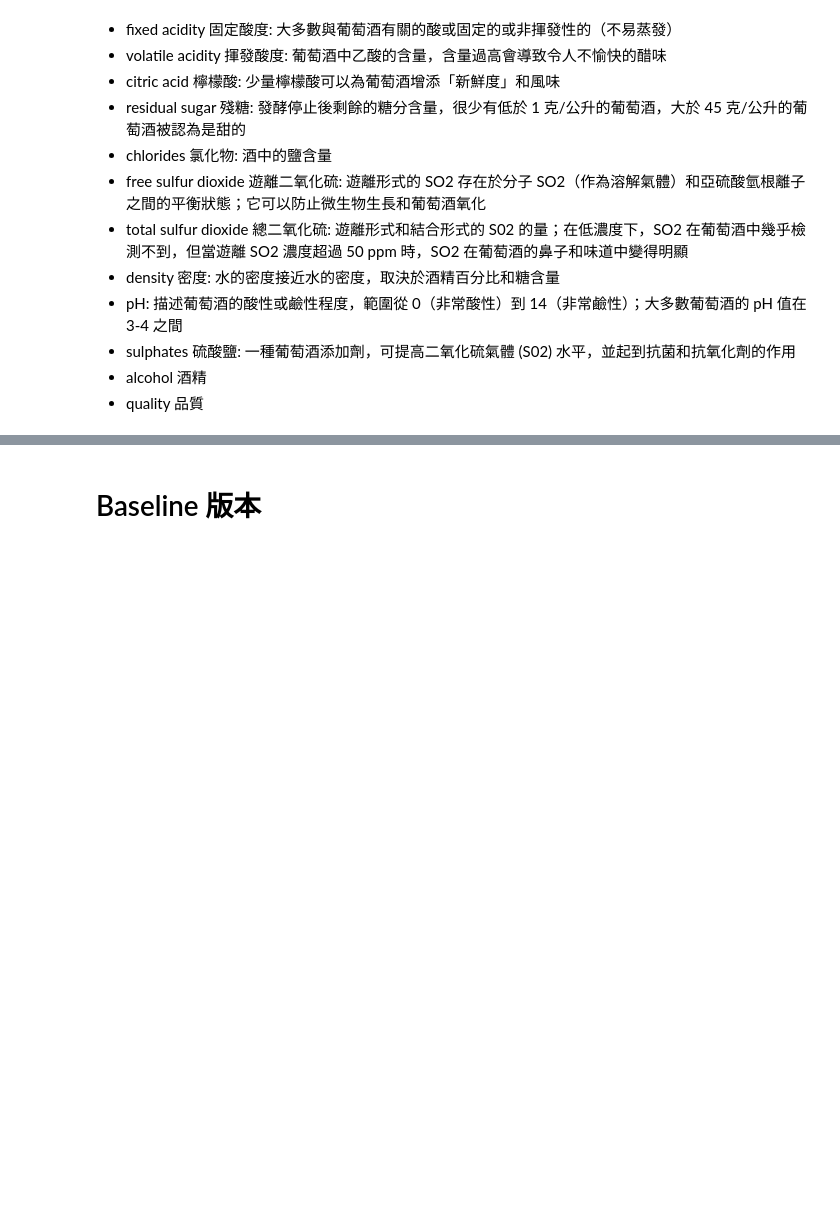
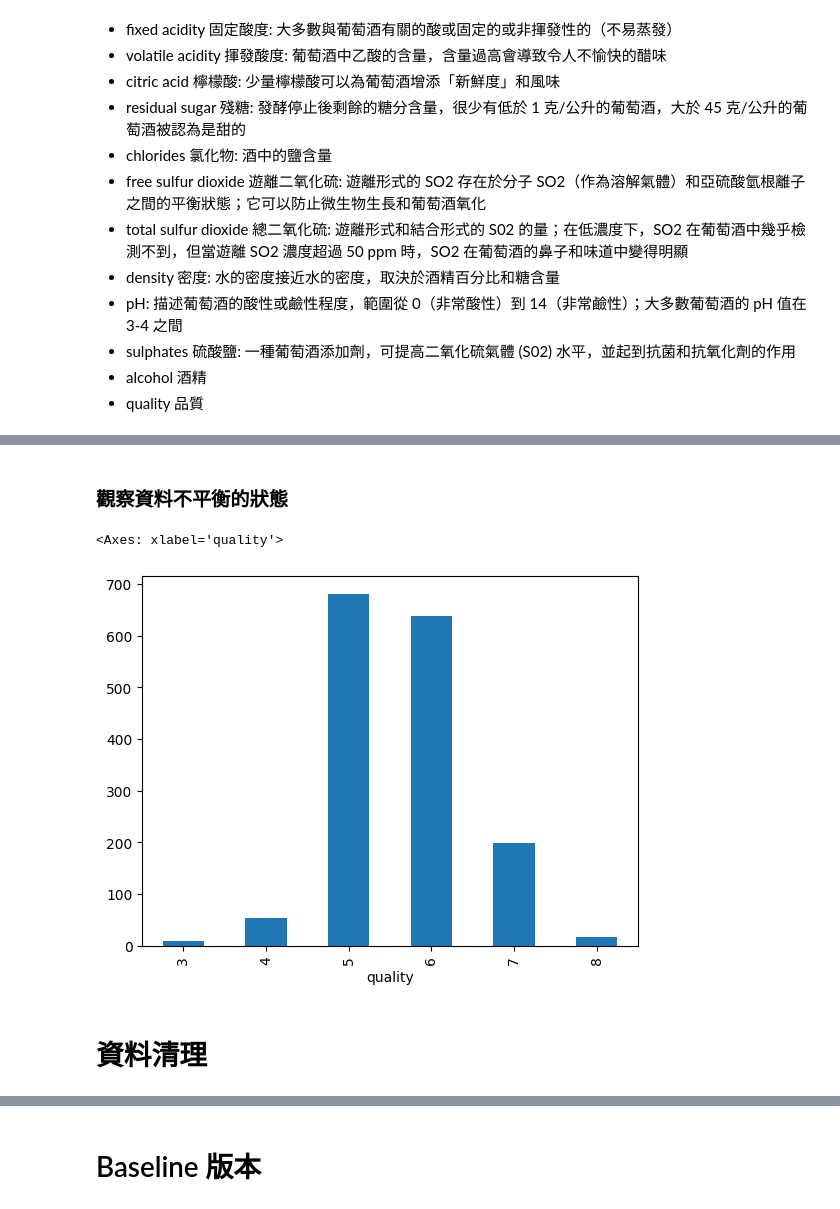
Before and after one commit to mavischi/Prediction-of-quality-of-Wine, a Jupyter notebook: Project_02_Red_Wine_Quality.ipynb, the cells around one changed output, grey strips where cells are left out. Cells and saved outputs as stored; diff of their text form; code cells hidden in the pictures; blank space fills up the shorter version.

```diff
--- a/Project_02_Red_Wine_Quality.ipynb
+++ b/Project_02_Red_Wine_Quality.ipynb
@@ -86,0 +128,10 @@ plt.show()
+# %% [markdown]
+### 觀察資料不平衡的狀態
+# %%
+groups = df.groupby('quality').size()
+groups.plot.bar()
+# %% [output]
+<Axes: xlabel='quality'>
+[figure, added]
+# %% [markdown]
+# 資料清理
```
Also changed, not shown: parts of 35 cells of this notebook.
